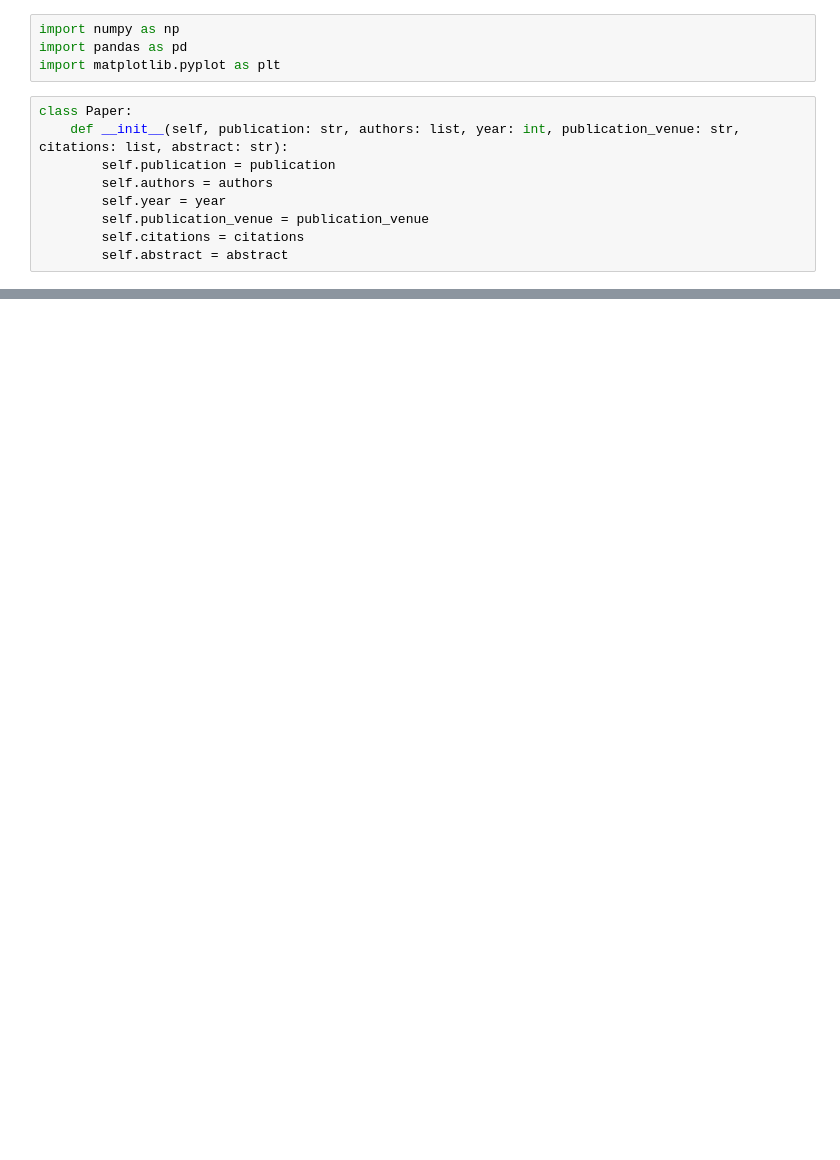
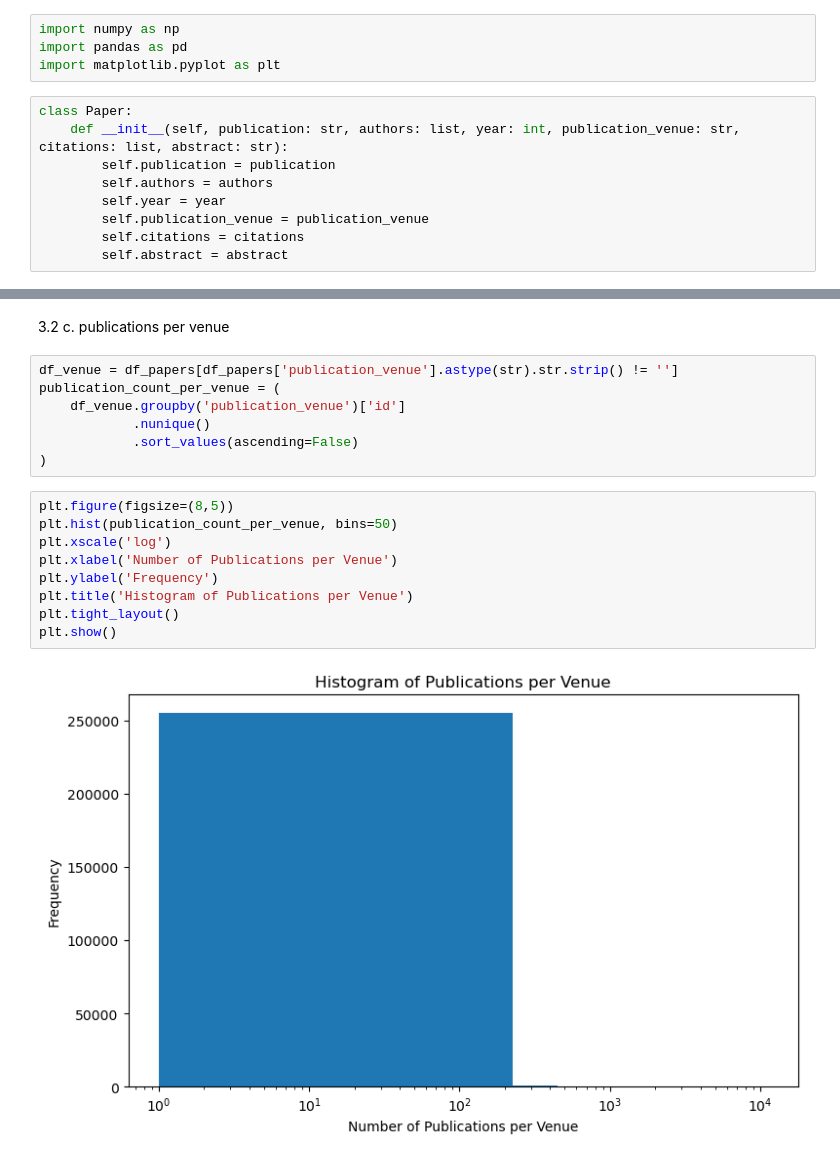
Before and after one commit to SiddhantSaha7/assignmentDataMining, a Jupyter notebook: ques3/Aminer.ipynb, the cells around one changed output, grey strips where cells are left out. Cells and saved outputs as stored; diff of their text form; blank space fills up the shorter version.

```diff
--- a/ques3/Aminer.ipynb
+++ b/ques3/Aminer.ipynb
@@ -77,0 +197,20 @@ count of unique publications: 1929485
+# %% [markdown]
+3.2 c. publications per venue
+# %%
+df_venue = df_papers[df_papers['publication_venue'].astype(str).str.strip() != '']
+publication_count_per_venue = (
+    df_venue.groupby('publication_venue')['id']
+            .nunique()
+            .sort_values(ascending=False)
+)
+# %%
+plt.figure(figsize=(8,5))
+plt.hist(publication_count_per_venue, bins=50)
+plt.xscale('log')
+plt.xlabel('Number of Publications per Venue')
+plt.ylabel('Frequency')
+plt.title('Histogram of Publications per Venue')
+plt.tight_layout()
+plt.show()
+# %% [output]
+[figure, added]
```
Also changed, not shown: parts of 41 cells of this notebook.
